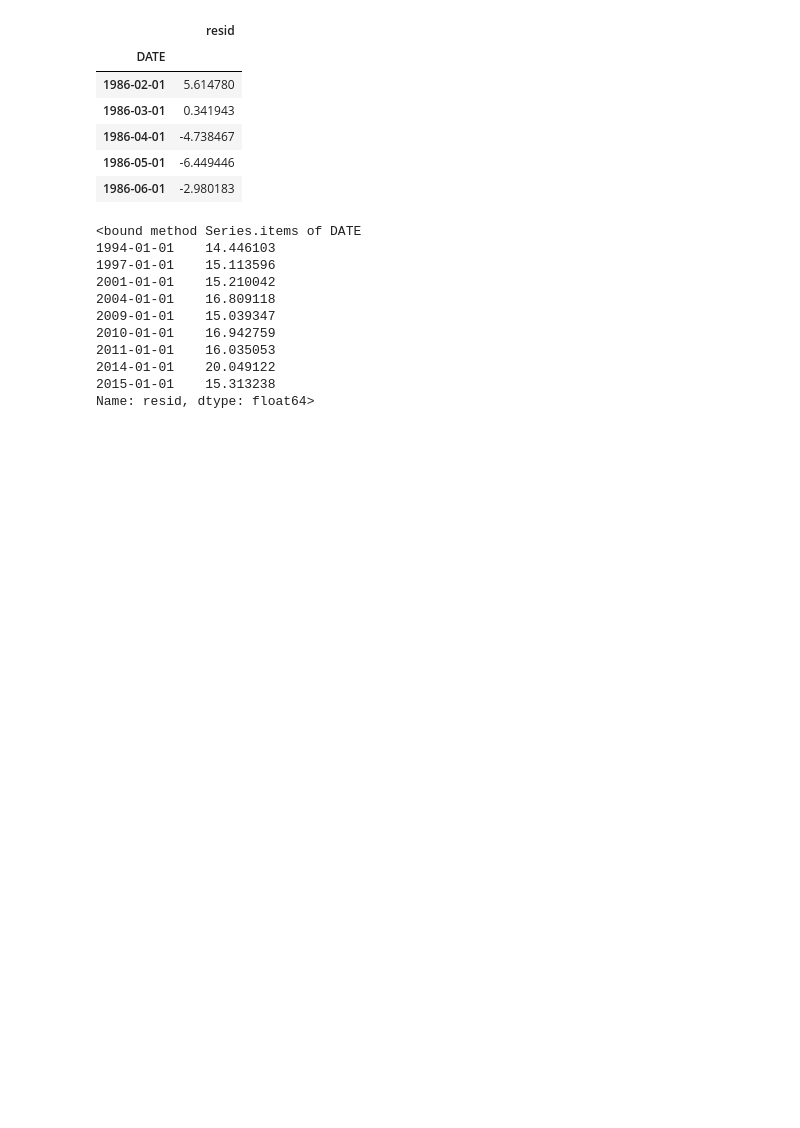
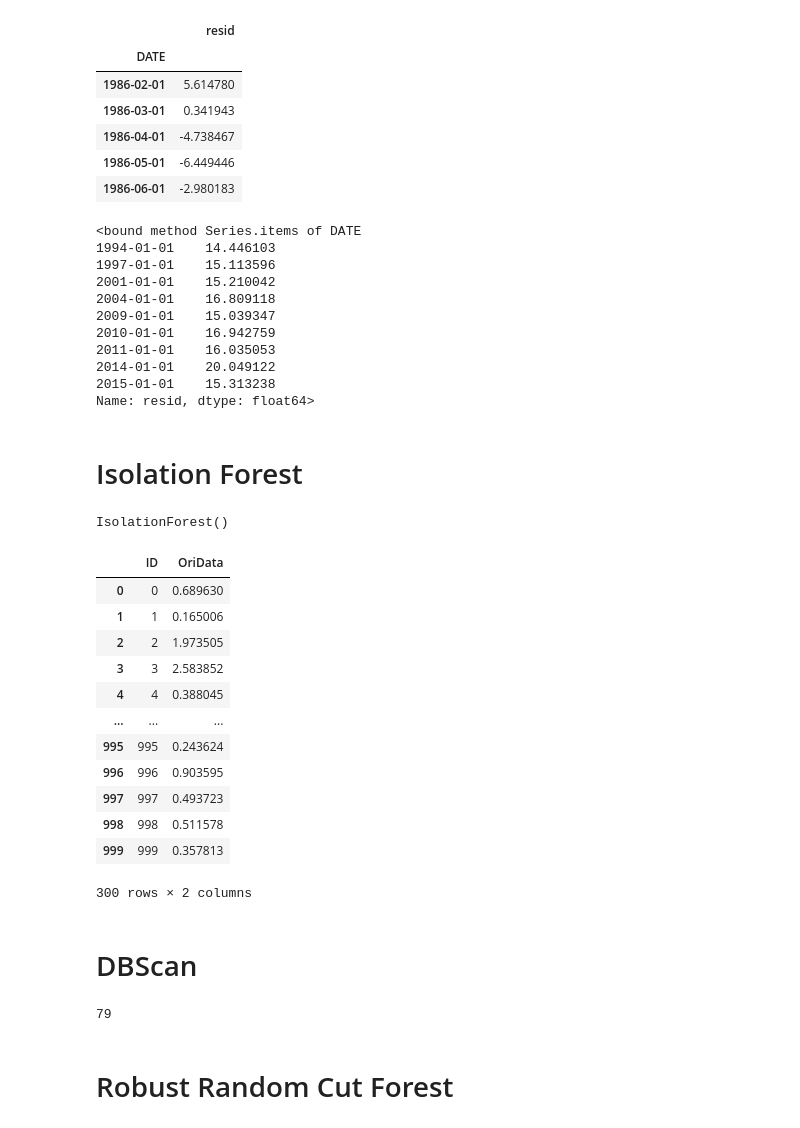
Before and after one commit to Joeyleechn/data_analytics_projects, a Jupyter notebook: anomaly_detection/anomaly_detection.ipynb, the cells around one changed output. Drawn from its saved outputs; the diff is of its cells as text; code cells hidden in the pictures; blank space fills up the shorter version.

Commit message:
added DBScan

```diff
--- a/anomaly_detection/anomaly_detection.ipynb
+++ b/anomaly_detection/anomaly_detection.ipynb
@@ -181,4 +179,50 @@ Name: resid, dtype: float64>
+# %% [markdown]
+# Isolation Forest
+# %%
+import numpy as np
+import pandas as pd
+
+n = 1000
+original_data = np.random.exponential(size = n)
+data = {
+    'ID': list(range(n)),
+    'OriData': list(original_data)
+}
+df = pd.DataFrame(data=data)
 # %%
 from sklearn.ensemble import IsolationForest
 
-IsolationForest(*, n_estimators=100, max_samples=’auto’, contamination=’auto’, max_features=1.0, bootstrap=False, n_jobs=None, random_state=None, verbose=0, warm_start=False)
+clf = IsolationForest(n_estimators=100, max_samples='auto', contamination='auto', max_features=1.0, bootstrap=False, n_jobs=None, random_state=None, verbose=0, warm_start=False)
+
+clf.fit(df)
+# %% [output]
+IsolationForest()
+# %%
+df[clf.predict(df) == -1]
+# %% [output]
+|  | ID | OriData |
+| 0 | 0 | 0.689630 |
+| 1 | 1 | 0.165006 |
+| 2 | 2 | 1.973505 |
+| 3 | 3 | 2.583852 |
+| 4 | 4 | 0.388045 |
+| ... | ... | ... |
+| 995 | 995 | 0.243624 |
+| 996 | 996 | 0.903595 |
+| 997 | 997 | 0.493723 |
+| 998 | 998 | 0.511578 |
+| 999 | 999 | 0.357813 |
+300 rows × 2 columns
+# %% [markdown]
+# DBScan
+# %%
+from sklearn.cluster import DBSCAN
+import numpy as np
+random_data = np.random.randn(50000,2) * 20 + 20
+outlier_detection = DBSCAN(min_samples = 2, eps = 3)
+clusters = outlier_detection.fit_predict(random_data)
+list(clusters).count(-1)
+# %% [output]
+79
+# %% [markdown]
+# Robust Random Cut Forest
```
Also changed, not shown: parts of 2 cells of this notebook.
